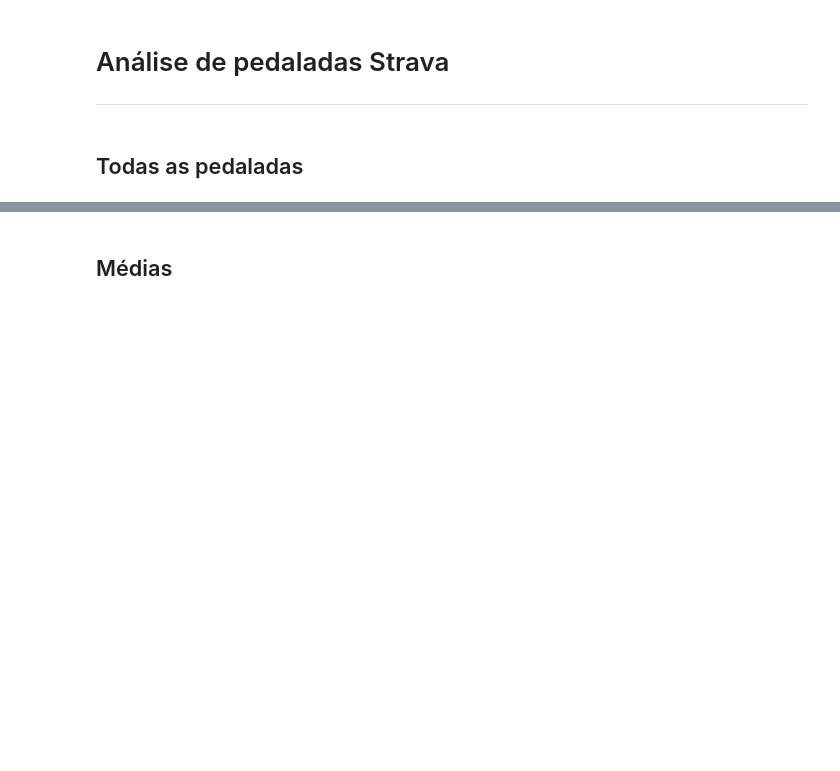
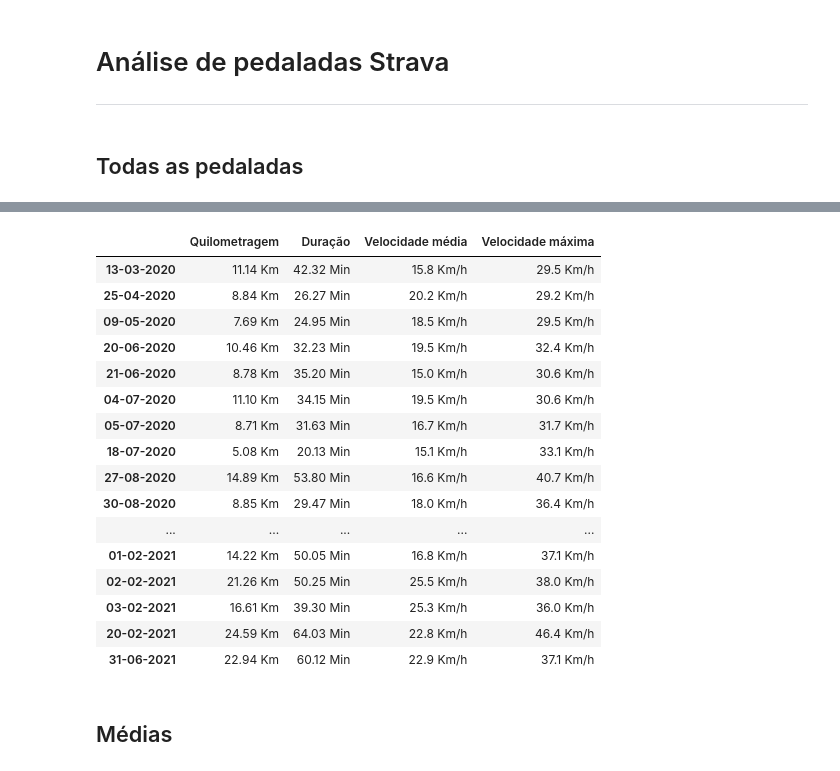
Before and after one commit to gustapinto/data_anything, a Jupyter notebook: strava/notebook.ipynb, the cells around one changed output, grey strips where cells are left out. Saved outputs shown, nothing was run; the diff lists cells and outputs as text; code cells hidden in the pictures; blank space fills up the shorter version.

Commit message:
Improve all rides table styling

```diff
--- a/strava/notebook.ipynb
+++ b/strava/notebook.ipynb
@@ -17,3 +8,23 @@ data_frame
+# %%
+plot_all_rides_table()
+# %% [output]
+|  | Quilometragem | Duração | Velocidade média | Velocidade máxima |
+| 13-03-2020 | 11.14 Km | 42.32 Min | 15.8 Km/h | 29.5 Km/h |
+| 25-04-2020 | 8.84 Km | 26.27 Min | 20.2 Km/h | 29.2 Km/h |
+| 09-05-2020 | 7.69 Km | 24.95 Min | 18.5 Km/h | 29.5 Km/h |
+| 20-06-2020 | 10.46 Km | 32.23 Min | 19.5 Km/h | 32.4 Km/h |
+| 21-06-2020 | 8.78 Km | 35.20 Min | 15.0 Km/h | 30.6 Km/h |
+| 04-07-2020 | 11.10 Km | 34.15 Min | 19.5 Km/h | 30.6 Km/h |
+| 05-07-2020 | 8.71 Km | 31.63 Min | 16.7 Km/h | 31.7 Km/h |
+| 18-07-2020 | 5.08 Km | 20.13 Min | 15.1 Km/h | 33.1 Km/h |
+| 27-08-2020 | 14.89 Km | 53.80 Min | 16.6 Km/h | 40.7 Km/h |
+| 30-08-2020 | 8.85 Km | 29.47 Min | 18.0 Km/h | 36.4 Km/h |
+| ... | ... | ... | ... | ... |
+| 01-02-2021 | 14.22 Km | 50.05 Min | 16.8 Km/h | 37.1 Km/h |
+| 02-02-2021 | 21.26 Km | 50.25 Min | 25.5 Km/h | 38.0 Km/h |
+| 03-02-2021 | 16.61 Km | 39.30 Min | 25.3 Km/h | 36.0 Km/h |
+| 20-02-2021 | 24.59 Km | 64.03 Min | 22.8 Km/h | 46.4 Km/h |
+| 31-06-2021 | 22.94 Km | 60.12 Min | 22.9 Km/h | 37.1 Km/h |
 # %% [markdown]
 ## Médias
 # %%
```
Also changed, not shown: parts of 5 cells of this notebook, 1 other file.
